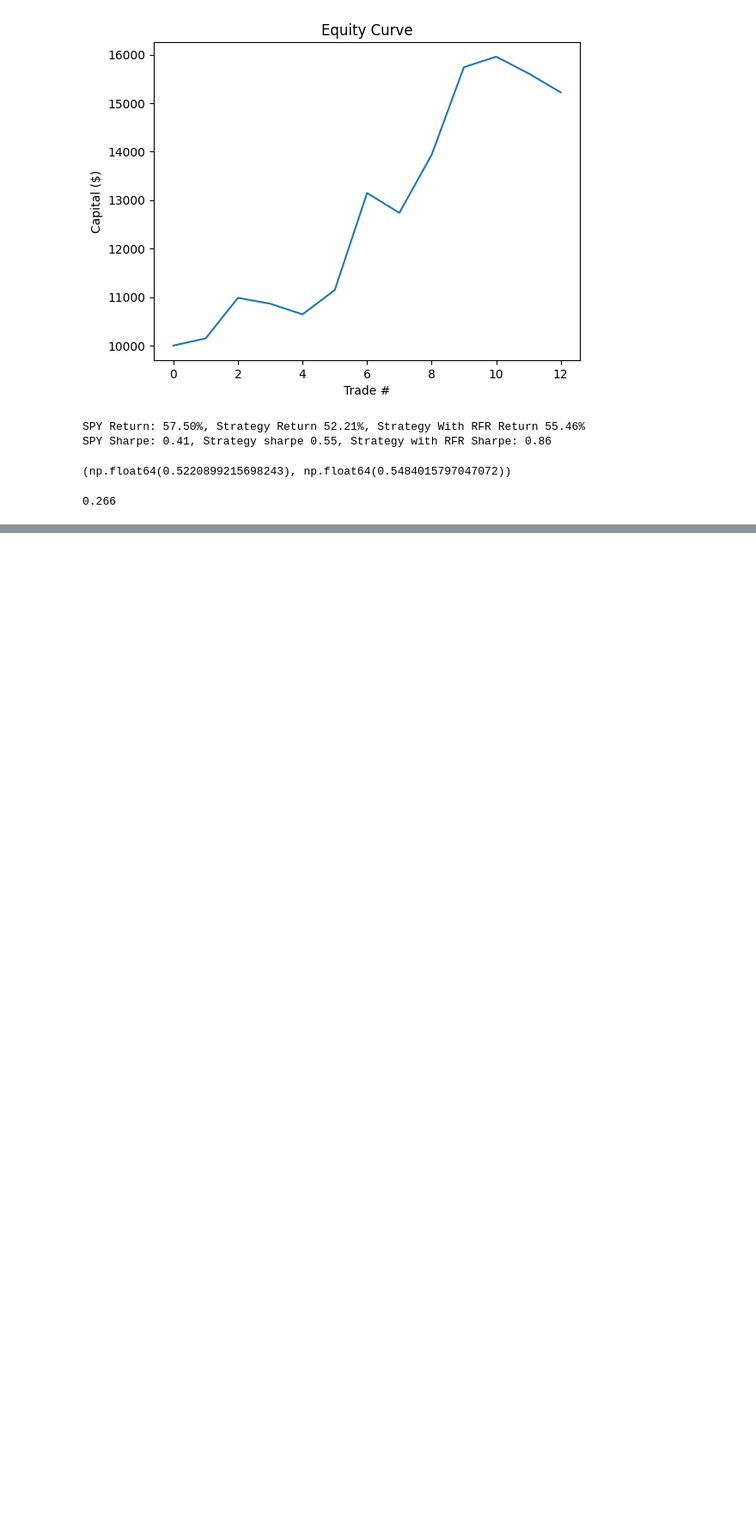
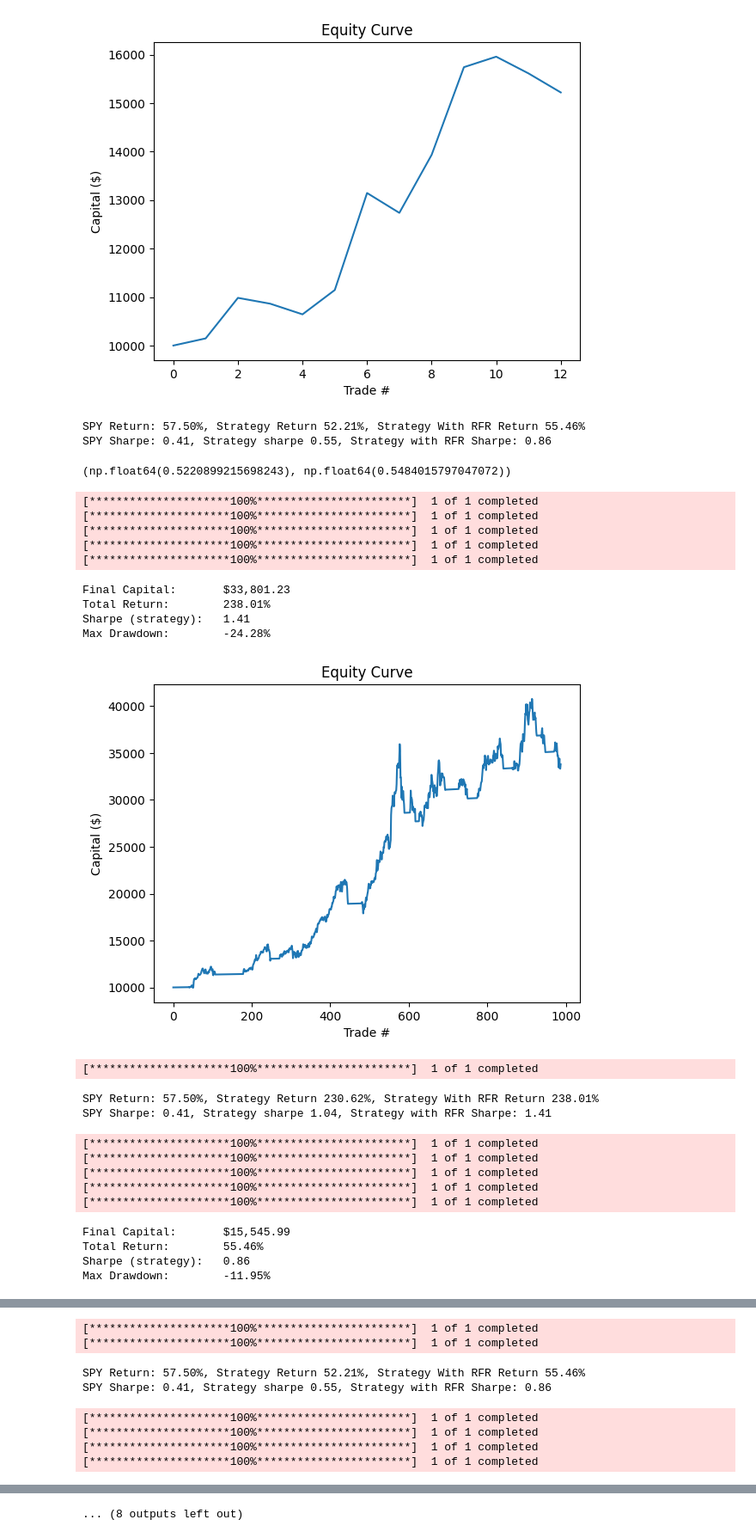
Before and after one commit to zeegy99/Quant_Backtesting_Models, a Jupyter notebook: MACD.ipynb, the cells around one changed output, grey strips where cells are left out. Shown at 86% size. Saved outputs shown, nothing was run; the diff lists cells and outputs as text; code cells hidden in the pictures; blank space fills up the shorter version.

```diff
--- a/MACD.ipynb
+++ b/MACD.ipynb
@@ -120,7 +120,7 @@ def run_MACD(stock, start, end, plot=True):
         '''Moving This section towards Equity plot because it is not a fundamental part of the strategy '''
         # if in_position == False:
         #   #Not taking position, Assume we take the risk free rate.
-        #   print(f"I am not in a position, this is i: {i}, and this is the date {df.index[i]}")
+
         if macd_today > 0 and macd_yesterday <= 0 and not in_position:
             Buy_list.append(i)
             in_position = True
@@ -154,7 +154,7 @@ def run_MACD(stock, start, end, plot=True):
 
   def calculate_equity(Buy_list, Sell_list, ticker, start, end):
     baseline = yf.download(ticker, start, end)
-    print(f"This is buy list: {Buy_list}, \n This is sell list: {Sell_list}")
+
     capital = 10000  # starting capital, arbitrary.
     #Assumptions is that you are max-buying.
 
@@ -208,7 +208,7 @@ def run_MACD(stock, start, end, plot=True):
     annual_rf = find_rfr(start_date_str)
     daily_rf = annual_rf / 365
 
-    print("this is daily_rf", daily_rf)
+
 
     #Assumptions is that you are max-buying.
 
@@ -231,16 +231,16 @@ def run_MACD(stock, start, end, plot=True):
         # --- Days in the trade ---
         prices = baseline['Close'].iloc[buy_idx:sell_idx + 1]
 
-        # print(prices)
+
         trade_daily = prices.pct_change().dropna()
         a = trade_daily.values.tolist()
 
         for k in range(len(a)):
-          # print(a[k][0])
+
           daily_returns.append(a[k][0])
-        # print(trade_daily)
+
         # daily_returns.extend(trade_daily.values.tolist())
-        # print(daily_returns)
+
     daily_returns = np.array(daily_returns)
 
     # --- Equity curve from daily returns ---
@@ -282,13 +282,24 @@ def run_MACD(stock, start, end, plot=True):
 
     return (spy_return, spy_sharpe)
 
+  def hold_stock(start, end):
+    baseline = yf.download(ticker, start, end)
+    base_return = (baseline['Close'].iloc[-1].item() - baseline['Close'].iloc[0].item()) / baseline['Close'].iloc[0].item()
+
+    base_daily_returns = baseline['Close'].pct_change().dropna()
+
+    base_sharpe = ((base_daily_returns.mean() - 0.05/252) / base_daily_returns.std() * np.sqrt(252)).item()
+
+    return (base_daily_returns, base_sharpe)
+
 
   Buy_list, Sell_list = buy_sell_strategy(ticker, start, end)
   equity, total_return, sharpe, mx_drawdown = calculate_equity(Buy_list, Sell_list, ticker, start, end)
   spy_return, spy_sharpe = spy(start, end)
   equity2, total_return2, sharpe2, mx_drawdown2 = calculate_equity_rfr(Buy_list, Sell_list, ticker, start, end)
-  print('plot new')
   plot_equity(equity2)
+
+  base_daily_returns, base_sharpe = hold_stock(start, end)
 
   if plot:
     plot_MACD(ticker, start, end)
@@ -298,7 +309,7 @@ def run_MACD(stock, start, end, plot=True):
   print(f"SPY Return: {spy_return:.2%}, Strategy Return {total_return:.2%}, Strategy With RFR Return {total_return2:.2%}")
   print(f"SPY Sharpe: {spy_sharpe:.2f}, Strategy sharpe {sharpe:.2f}, Strategy with RFR Sharpe: {sharpe2:.2f}")
 
-  return (total_return, sharpe)
+  return (total_return, sharpe, base_daily_returns, base_sharpe)
 # %%
 ticker = 'SPY'
 start = datetime(2018, 5, 17)
@@ -328,11 +339,33 @@ plot new
 SPY Return: 57.50%, Strategy Return 52.21%, Strategy With RFR Return 55.46%
 SPY Sharpe: 0.41, Strategy sharpe 0.55, Strategy with RFR Sharpe: 0.86
 (np.float64(0.5220899215698243), np.float64(0.5484015797047072))
-# %%
-import requests
-
-
-
-print(res)
-# %% [output]
-0.266
+# %%
+testing_world = ['AAPL', 'SPY', 'TSLA', 'NVDA']
+start = datetime(2018, 5, 17)
+end = datetime(2022, 5, 17)
+for i in testing_world:
+  a, b, c, d = run_MACD(i, start, end, plot=False)
+  # print(a, b, c, d)
+# %% [output]
+[*********************100%***********************]  1 of 1 completed
+[*********************100%***********************]  1 of 1 completed
+[*********************100%***********************]  1 of 1 completed
+[*********************100%***********************]  1 of 1 completed
+[*********************100%***********************]  1 of 1 completed
+Final Capital:       $33,801.23
+Total Return:        238.01%
+Sharpe (strategy):   1.41
+Max Drawdown:        -24.28%
+[figure, added]
+[*********************100%***********************]  1 of 1 completed
+SPY Return: 57.50%, Strategy Return 230.62%, Strategy With RFR Return 238.01%
+SPY Sharpe: 0.41, Strategy sharpe 1.04, Strategy with RFR Sharpe: 1.41
+[*********************100%***********************]  1 of 1 completed
+[*********************100%***********************]  1 of 1 completed
+[*********************100%***********************]  1 of 1 completed
+[*********************100%***********************]  1 of 1 completed
+[*********************100%***********************]  1 of 1 completed
+Final Capital:       $15,545.99
+Total Return:        55.46%
+Sharpe (strategy):   0.86
+Max Drawdown:        -11.95%
@@ -338,0 +373,8 @@ print(res)
+[*********************100%***********************]  1 of 1 completed
+[*********************100%***********************]  1 of 1 completed
+SPY Return: 57.50%, Strategy Return 52.21%, Strategy With RFR Return 55.46%
+SPY Sharpe: 0.41, Strategy sharpe 0.55, Strategy with RFR Sharpe: 0.86
+[*********************100%***********************]  1 of 1 completed
+[*********************100%***********************]  1 of 1 completed
+[*********************100%***********************]  1 of 1 completed
+[*********************100%***********************]  1 of 1 completed
@@ -338,0 +385 @@ print(res)
+... (8 outputs left out)
```
Also changed, not shown: parts of 1 cell of this notebook.
